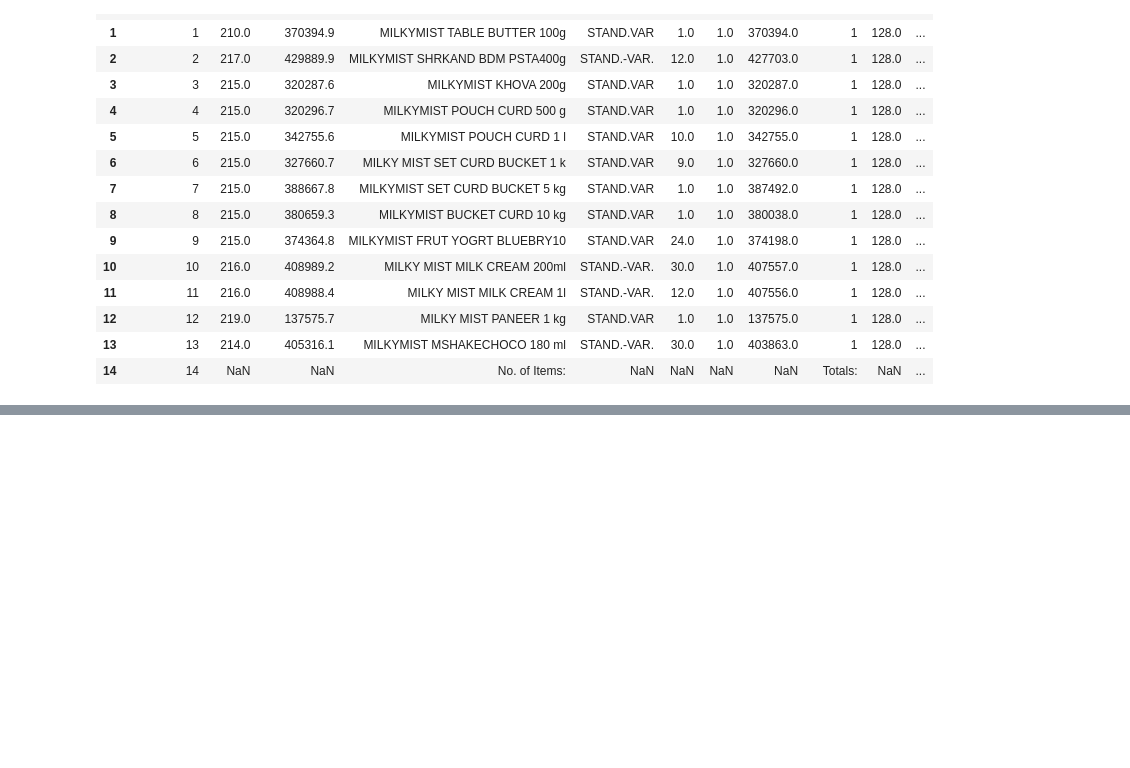
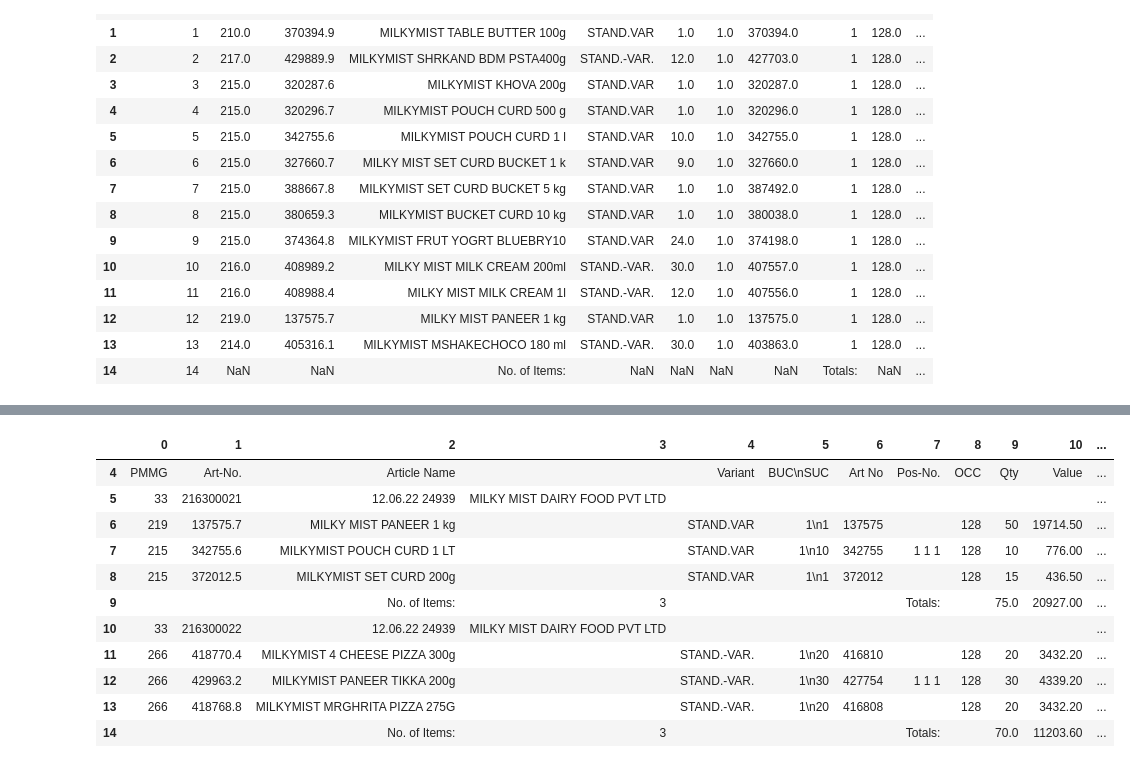
Before and after one commit to Robin-das-raam/Natural-Language-Processing, a Jupyter notebook: extracting_table.ipynb, the cells around one changed output, grey strips where cells are left out. Drawn from its saved outputs; the diff is of its cells as text; code cells hidden in the pictures; blank space fills up the shorter version.

```diff
--- a/extracting_table.ipynb
+++ b/extracting_table.ipynb
@@ -153,0 +369,23 @@ ds
+# %%
+df3[6] = df3[6].str.replace("-"," ")
+# %%
+df3[6] = df3[6].str.replace("."," ")
+# %%
+df3.drop([0,1,2,3],axis = 0,inplace = True)
+# %%
+df3.drop([13],axis = 1, inplace = True)
+# %%
+df3
+# %% [output]
+|  | 0 | 1 | 2 | 3 | 4 | 5 | 6 | 7 | 8 | 9 | 10 | ... |
+| 4 | PMMG | Art-No. | Article Name |  | Variant | BUC\nSUC | Art No | Pos-No. | OCC | Qty | Value | ... |
+| 5 | 33 | 216300021 | 12.06.22 24939 | MILKY MIST DAIRY FOOD PVT LTD |  |  |  |  |  |  |  | ... |
+| 6 | 219 | 137575.7 | MILKY MIST PANEER 1 kg |  | STAND.VAR | 1\n1 | 137575 |  | 128 | 50 | 19714.50 | ... |
+| 7 | 215 | 342755.6 | MILKYMIST POUCH CURD 1 LT |  | STAND.VAR | 1\n10 | 342755 | 1 1 1 | 128 | 10 | 776.00 | ... |
+| 8 | 215 | 372012.5 | MILKYMIST SET CURD 200g |  | STAND.VAR | 1\n1 | 372012 |  | 128 | 15 | 436.50 | ... |
+| 9 |  |  | No. of Items: | 3 |  |  |  | Totals: |  | 75.0 | 20927.00 | ... |
+| 10 | 33 | 216300022 | 12.06.22 24939 | MILKY MIST DAIRY FOOD PVT LTD |  |  |  |  |  |  |  | ... |
+| 11 | 266 | 418770.4 | MILKYMIST 4 CHEESE PIZZA 300g |  | STAND.-VAR. | 1\n20 | 416810 |  | 128 | 20 | 3432.20 | ... |
+| 12 | 266 | 429963.2 | MILKYMIST PANEER TIKKA 200g |  | STAND.-VAR. | 1\n30 | 427754 | 1 1 1 | 128 | 30 | 4339.20 | ... |
+| 13 | 266 | 418768.8 | MILKYMIST MRGHRITA PIZZA 275G |  | STAND.-VAR. | 1\n20 | 416808 |  | 128 | 20 | 3432.20 | ... |
+| 14 |  |  | No. of Items: | 3 |  |  |  | Totals: |  | 70.0 | 11203.60 | ... |
```
Also changed, not shown: parts of 83 cells of this notebook.
